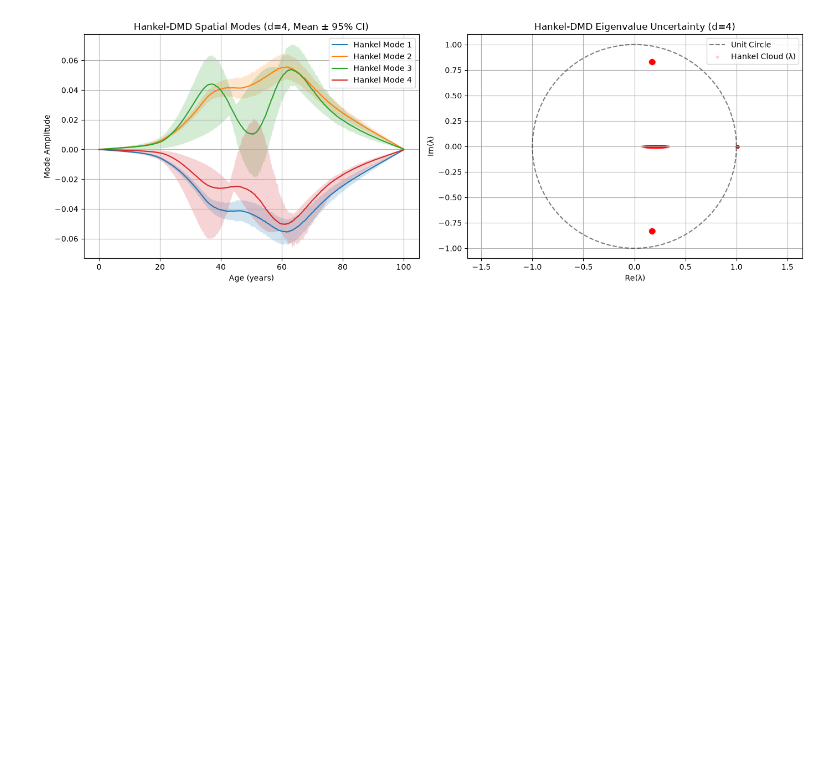
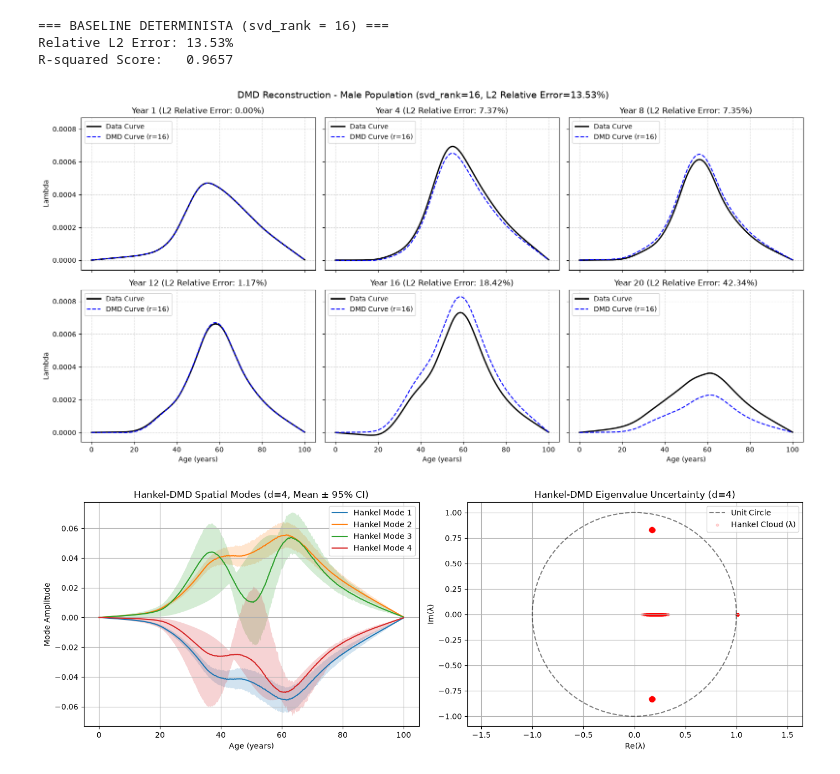
Before and after one commit to sparram/data-driven-techniques, a Jupyter notebook: 04_ald_usa/analysis_male.ipynb, the cells around one changed output. Cells and saved outputs as stored; diff of their text form; code cells hidden in the pictures; blank space fills up the shorter version.

```diff
--- a/04_ald_usa/analysis_male.ipynb
+++ b/04_ald_usa/analysis_male.ipynb
@@ -215,3 +80,39 @@ Mean R2 Score:       0.7984 (95% CI: [0.7111, 0.8618])
+# %%
+svd_rank = 16
+X_rec_base, _ = run_dmd(X_mean, svd_rank=svd_rank)
+
+err_base = np.linalg.norm(X_mean - X_rec_base) / np.linalg.norm(X_mean)
+r2_base = 1 - (np.sum((X_mean - X_rec_base)**2) / np.sum((X_mean - np.mean(X_mean))**2))
+
+print(f"=== BASELINE DETERMINISTA (svd_rank = {svd_rank}) ===")
+print(f"Relative L2 Error: {err_base * 100:.2f}%")
+print(f"R-squared Score:   {r2_base:.4f}\n")
+
+fig, axes = plt.subplots(2, 3, figsize=(16, 8), sharex=True, sharey=True)
+axes = axes.flatten()
+
+for idx, yr_idx in enumerate(selected_years_idx):
+    ax = axes[idx]
+    err_yr = np.linalg.norm(X_mean[:, yr_idx] - X_rec_base[:, yr_idx]) / np.linalg.norm(X_mean[:, yr_idx])
+
+    ax.plot(ages, X_mean[:, yr_idx], 'k-', linewidth=2, label="Data Curve")
+    ax.plot(ages, X_rec_base[:, yr_idx], 'b--', linewidth=1.5, label=f"DMD Curve (r={svd_rank})")
+
+    ax.set_title(f"Year {yr_idx + 1} (L2 Relative Error: {err_yr * 100:.2f}%)")
+    ax.grid(True, linestyle="--", alpha=0.5)
+    if idx >= 3: ax.set_xlabel("Age (years)")
+    if idx % 3 == 0: ax.set_ylabel("Lambda")
+    ax.legend(loc="upper left")
+
+plt.suptitle(f"DMD Reconstruction - Male Population (svd_rank={svd_rank}, L2 Relative Error={err_base*100:.2f}%)", fontsize=14)
+plt.tight_layout()
+plt.savefig(f"results/dmd/male_reconstruction_r={svd_rank}.png", dpi=300)
+plt.show()
+# %% [output]
+=== BASELINE DETERMINISTA (svd_rank = 16) ===
+Relative L2 Error: 13.53%
+R-squared Score:   0.9657
+[figure, new version]
 # %%
 import pandas as pd
 import numpy as np
```
Also changed, not shown: parts of 2 cells of this notebook, 1 other file.
